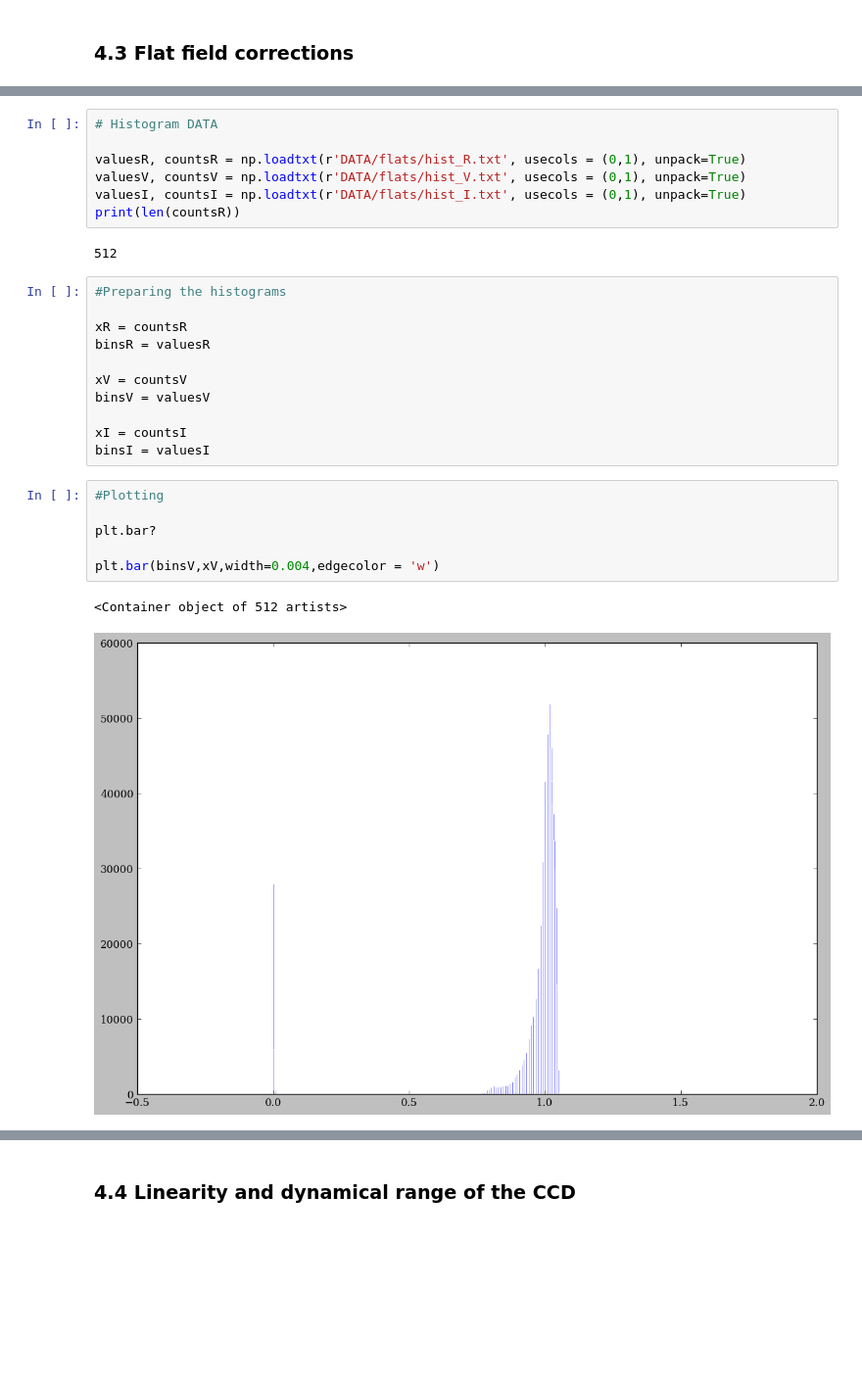
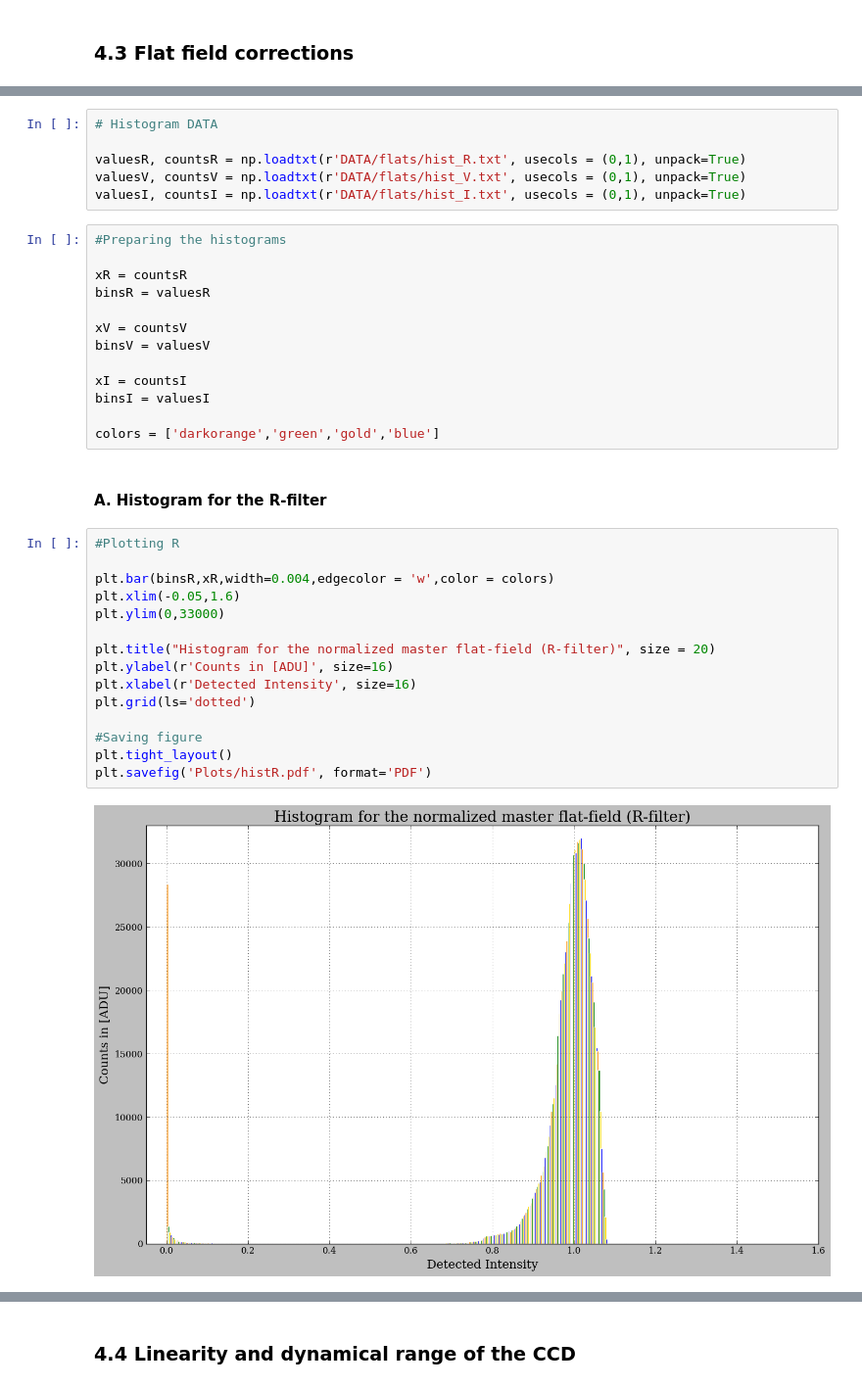
Before and after one commit to mathieukaltschmidt/FP-physics-lab-course, a Jupyter notebook: F30 Stellar CCD-Photometry/Python /TelescopeDATA.ipynb, the cells around one changed output, grey strips where cells are left out. Shown: that part at 98% size. Cells and saved outputs as stored; diff of their text form; blank space fills up the shorter version.

```diff
--- a/F30 Stellar CCD-Photometry/Python /TelescopeDATA.ipynb
+++ b/F30 Stellar CCD-Photometry/Python /TelescopeDATA.ipynb
@@ -107,9 +113,6 @@ bias_sens = np.loadtxt(r'DATA/sensitivity/bias_sens.txt', skiprows=1, unpack=Tru
 valuesR, countsR = np.loadtxt(r'DATA/flats/hist_R.txt', usecols = (0,1), unpack=True)
 valuesV, countsV = np.loadtxt(r'DATA/flats/hist_V.txt', usecols = (0,1), unpack=True)
 valuesI, countsI = np.loadtxt(r'DATA/flats/hist_I.txt', usecols = (0,1), unpack=True)
-print(len(countsR))
-# %% [output]
-512
 # %%
 #Preparing the histograms
 
@@ -121,12 +124,24 @@ binsV = valuesV
 
 xI = countsI
 binsI = valuesI
+
+colors = ['darkorange','green','gold','blue']
-# %%
-#Plotting
-
-plt.bar?
-
-plt.bar(binsV,xV,width=0.004,edgecolor = 'w')
-# %% [output]
-<Container object of 512 artists>
-[figure, removed]
+# %% [markdown]
+#### A. Histogram for the R-filter
+# %%
+#Plotting R
+
+plt.bar(binsR,xR,width=0.004,edgecolor = 'w',color = colors)
+plt.xlim(-0.05,1.6)
+plt.ylim(0,33000)
+
+plt.title("Histogram for the normalized master flat-field (R-filter)", size = 20)
+plt.ylabel(r'Counts in [ADU]', size=16)
+plt.xlabel(r'Detected Intensity', size=16)
+plt.grid(ls='dotted')
+
+#Saving figure
+plt.tight_layout()
+plt.savefig('Plots/histR.pdf', format='PDF')
+# %% [output]
+[figure, added]
```
Also changed, not shown: parts of 19 cells of this notebook, 43 other files.
